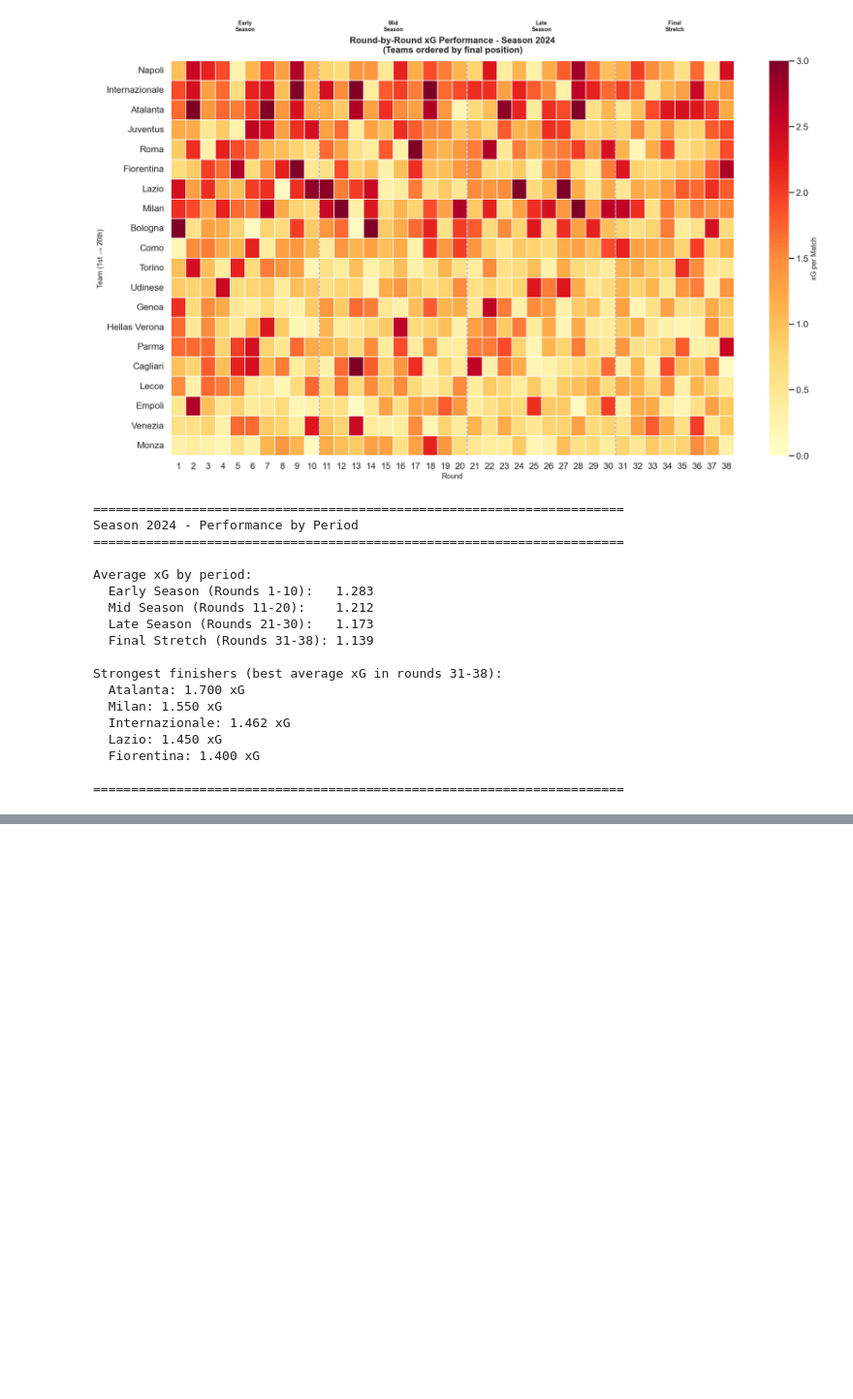
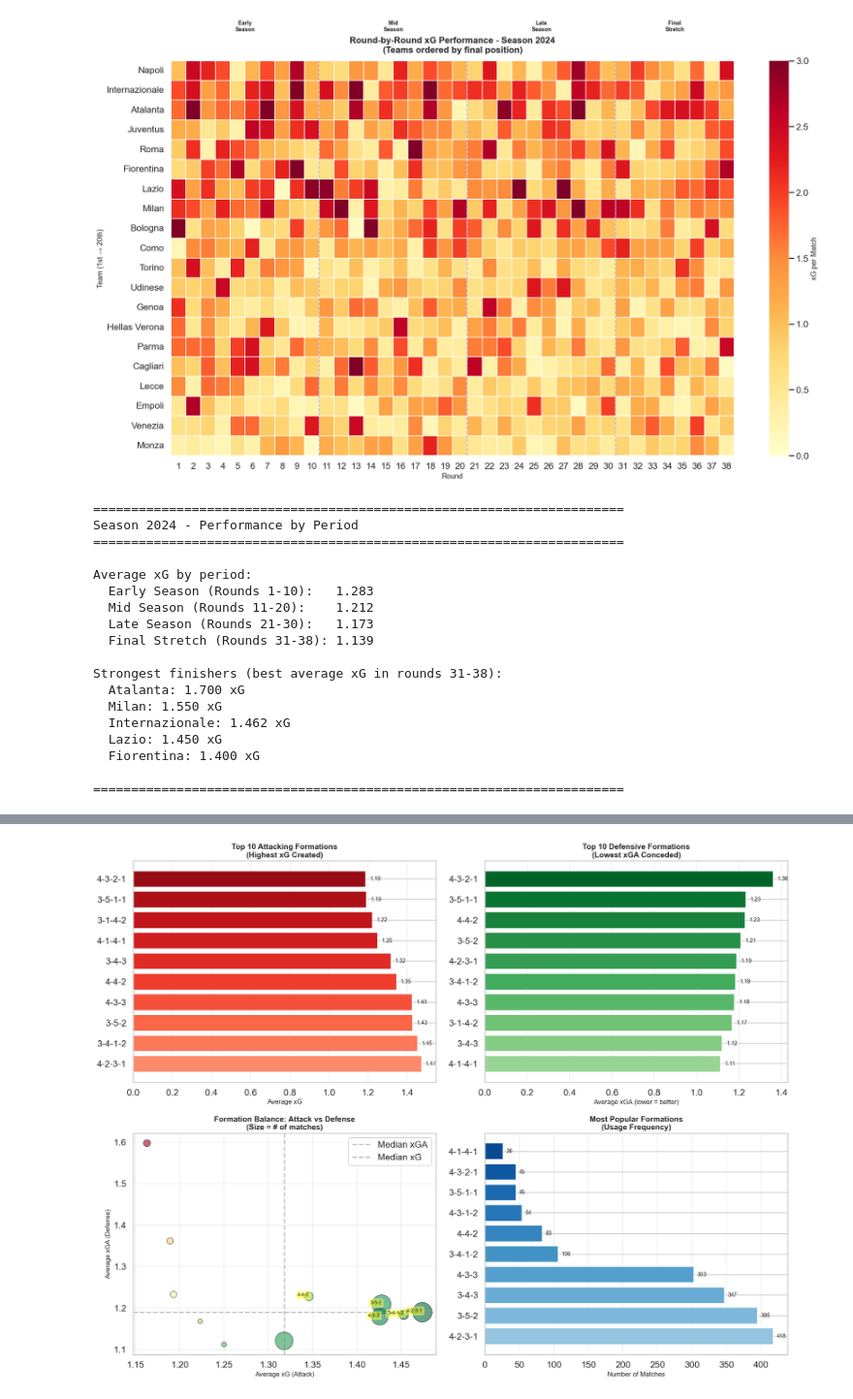
Before and after one commit to michaail/serie-a-data-analysis, a Jupyter notebook: xG_analysis.ipynb, the cells around one changed output, grey strips where cells are left out. Shown at 97% size. Drawn from its saved outputs; the diff is of its cells as text; code cells hidden in the pictures; blank space fills up the shorter version.

Commit message:
added new plots for data explorations

```diff
--- a/xG_analysis.ipynb
+++ b/xG_analysis.ipynb
@@ -901,0 +932,90 @@ Strongest finishers (best average xG in rounds 31-38):
+# %%
+# Formation Analysis: xG by Formation
+# Analyze which formations create and prevent the most chances
+
+# Calculate average xG and xGA by formation
+formation_stats = df.groupby('formation').agg({
+    'xg': ['mean', 'count'],
+    'xga': 'mean'
+}).round(3)
+
+formation_stats.columns = ['avg_xg', 'matches', 'avg_xga']
+formation_stats = formation_stats[formation_stats['matches'] >= 20].sort_values('avg_xg', ascending=False)
+
+print("Formation Statistics (min 20 matches):")
+print(formation_stats)
+
+# Create visualizations
+fig, axes = plt.subplots(2, 2, figsize=(18, 14))
+
+# 1. Bar chart: Top formations by attacking xG
+top_attacking = formation_stats.nlargest(10, 'avg_xg')
+axes[0, 0].barh(range(len(top_attacking)), top_attacking['avg_xg'],
+                color=plt.cm.Reds(np.linspace(0.4, 0.9, len(top_attacking))))
+axes[0, 0].set_yticks(range(len(top_attacking)))
+axes[0, 0].set_yticklabels(top_attacking.index)
+axes[0, 0].set_xlabel('Average xG', fontsize=12)
+axes[0, 0].set_title('Top 10 Attacking Formations\n(Highest xG Created)', fontsize=14, weight='bold')
+axes[0, 0].grid(axis='x', alpha=0.3)
+# Add value labels
+for i, v in enumerate(top_attacking['avg_xg']):
+    axes[0, 0].text(v + 0.02, i, f'{v:.2f}', va='center', fontsize=10)
+
+# 2. Bar chart: Best defensive formations (lowest xGA)
+top_defensive = formation_stats.nsmallest(10, 'avg_xga')
+axes[0, 1].barh(range(len(top_defensive)), top_defensive['avg_xga'],
+                color=plt.cm.Greens(np.linspace(0.4, 0.9, len(top_defensive))))
+axes[0, 1].set_yticks(range(len(top_defensive)))
+axes[0, 1].set_yticklabels(top_defensive.index)
+axes[0, 1].set_xlabel('Average xGA (lower = better)', fontsize=12)
+axes[0, 1].set_title('Top 10 Defensive Formations\n(Lowest xGA Conceded)', fontsize=14, weight='bold')
+axes[0, 1].grid(axis='x', alpha=0.3)
+# Add value labels
+for i, v in enumerate(top_defensive['avg_xga']):
+    axes[0, 1].text(v + 0.02, i, f'{v:.2f}', va='center', fontsize=10)
+
+# 3. Scatter plot: xG vs xGA by formation
+axes[1, 0].scatter(formation_stats['avg_xg'], formation_stats['avg_xga'],
+                   s=formation_stats['matches']*3, alpha=0.6,
+                   c=formation_stats['avg_xg'] - formation_stats['avg_xga'],
+                   cmap='RdYlGn', edgecolors='black', linewidth=1)
+
+# Annotate key formations
+for idx, row in formation_stats.head(5).iterrows():
+    axes[1, 0].annotate(idx, (row['avg_xg'], row['avg_xga']),
+                       fontsize=9, ha='right',
+                       bbox=dict(boxstyle='round,pad=0.3', facecolor='yellow', alpha=0.5))
+
+axes[1, 0].axhline(formation_stats['avg_xga'].median(), color='gray', linestyle='--', alpha=0.5, label='Median xGA')
+axes[1, 0].axvline(formation_stats['avg_xg'].median(), color='gray', linestyle='--', alpha=0.5, label='Median xG')
+axes[1, 0].set_xlabel('Average xG (Attack)', fontsize=12)
+axes[1, 0].set_ylabel('Average xGA (Defense)', fontsize=12)
+axes[1, 0].set_title('Formation Balance: Attack vs Defense\n(Size = # of matches)', fontsize=14, weight='bold')
+axes[1, 0].legend()
+axes[1, 0].grid(alpha=0.3)
+
+# 4. Formation usage frequency
+formation_counts = df['formation'].value_counts().head(10)
+axes[1, 1].barh(range(len(formation_counts)), formation_counts.values,
+                color=plt.cm.Blues(np.linspace(0.4, 0.9, len(formation_counts))))
+axes[1, 1].set_yticks(range(len(formation_counts)))
+axes[1, 1].set_yticklabels(formation_counts.index)
+axes[1, 1].set_xlabel('Number of Matches', fontsize=12)
+axes[1, 1].set_title('Most Popular Formations\n(Usage Frequency)', fontsize=14, weight='bold')
+axes[1, 1].grid(axis='x', alpha=0.3)
+# Add value labels
+for i, v in enumerate(formation_counts.values):
+    axes[1, 1].text(v + 5, i, str(v), va='center', fontsize=10)
+
+plt.tight_layout()
+plt.show()
+
+# Print key insights
+print(f"\n{'='*70}")
+print("Formation Analysis - Key Insights")
+print(f"{'='*70}\n")
+print(f"Best Attacking Formation: {formation_stats.index[0]} ({formation_stats.iloc[0]['avg_xg']:.3f} xG)")
+print(f"Best Defensive Formation: {top_defensive.index[0]} ({top_defensive.iloc[0]['avg_xga']:.3f} xGA)")
+print(f"Most Popular Formation: {formation_counts.index[0]} ({formation_counts.iloc[0]} matches)")
+print(f"\n{'='*70}")
+# %% [output]
@@ -901,0 +1036 @@ Strongest finishers (best average xG in rounds 31-38):
+[figure, added]
```
Also changed, not shown: parts of 22 cells of this notebook.
